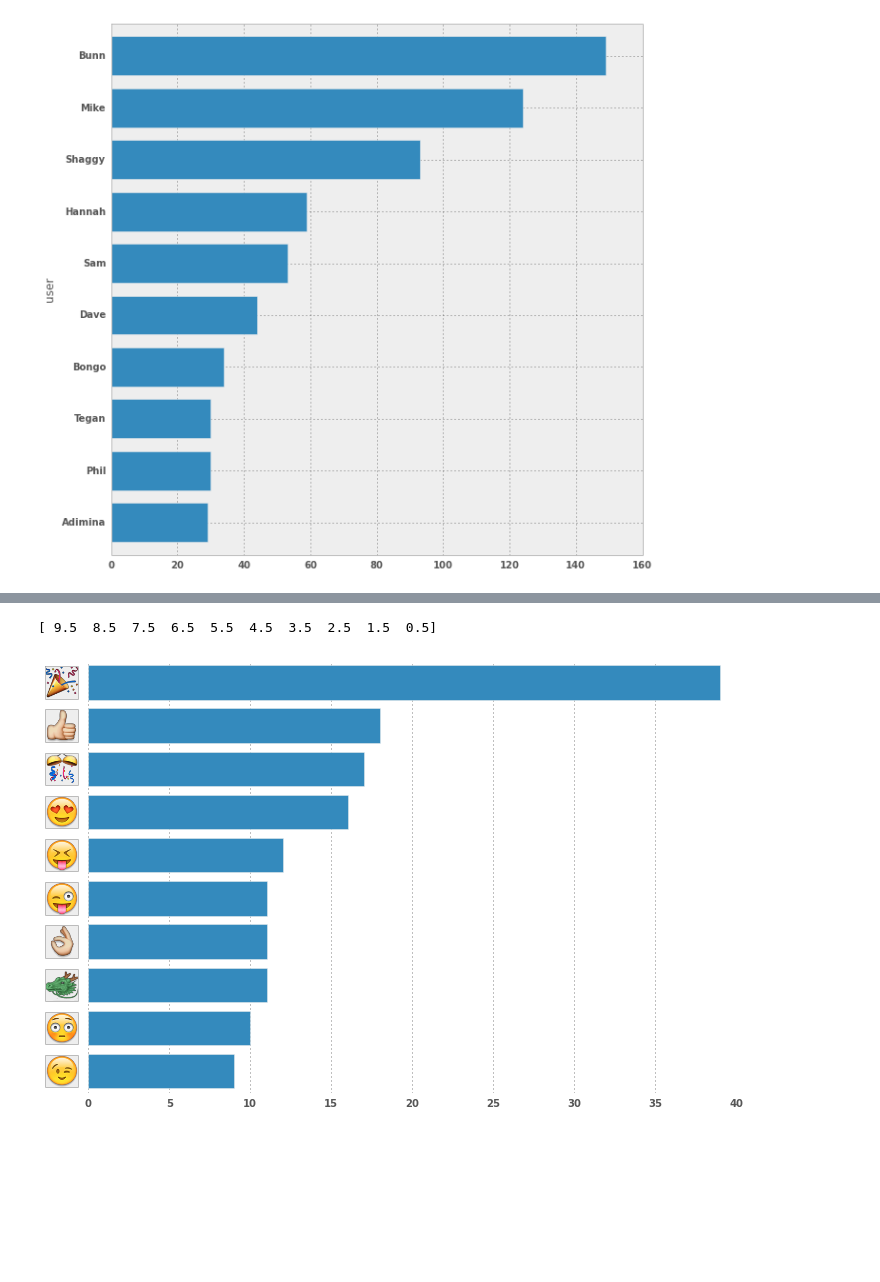
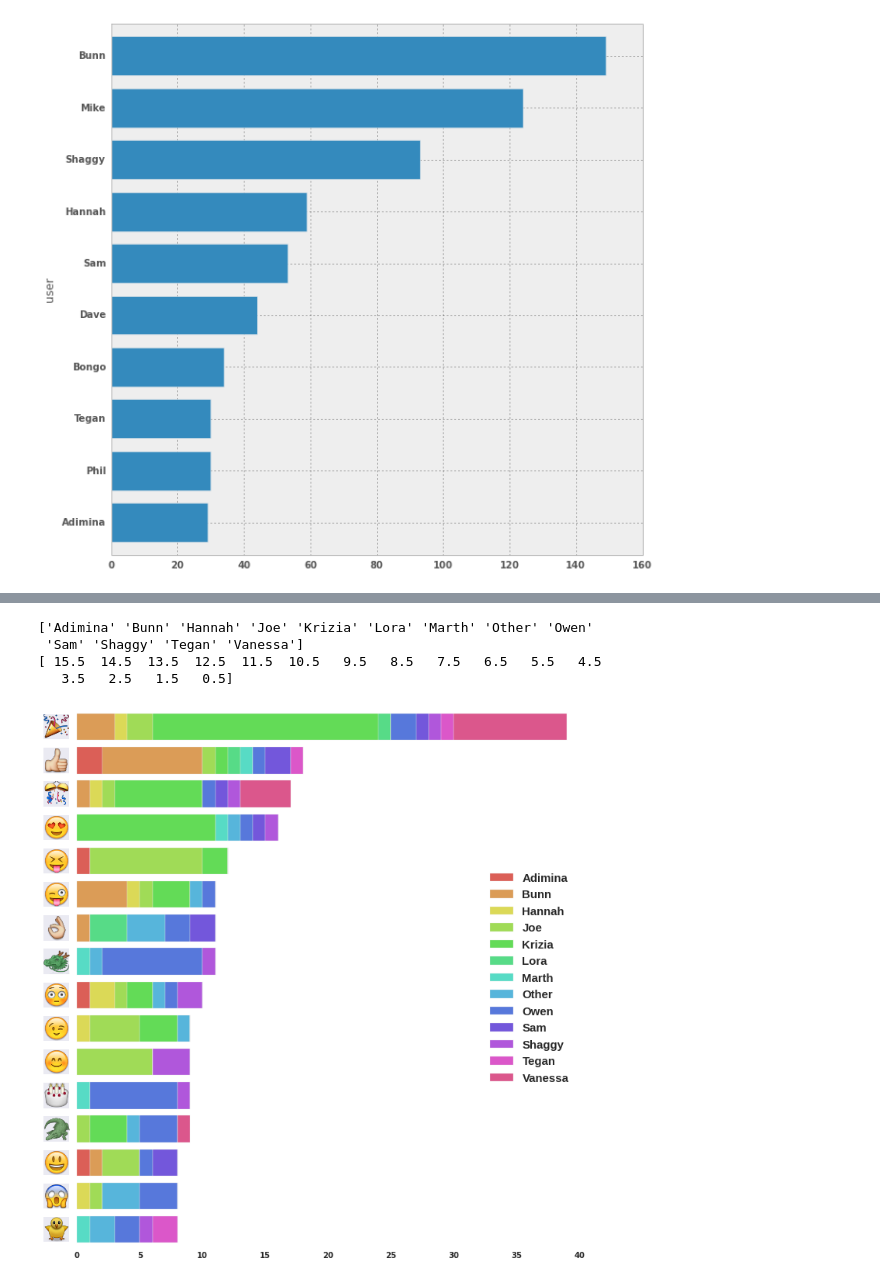
Before and after one commit to swarbrickjones/Horde_Analysis, a Jupyter notebook: horde_analysis.ipynb, the cells around one changed output, grey strips where cells are left out. Saved outputs shown, nothing was run; the diff lists cells and outputs as text; code cells hidden in the pictures; blank space fills up the shorter version.

```diff
--- a/horde_analysis.ipynb
+++ b/horde_analysis.ipynb
@@ -269,59 +334,60 @@ images_by_user[-10:].plot(x='user',y='image_count',kind = 'barh')
+# %%
+
+grouped_by_user_emoji = emoji_timestamps_.groupby(['user','emoji_code'])
+emoji_user_counts= grouped_by_user_emoji.size().reset_index()  \
+    .pivot(index='emoji_code', columns='user', values=0).reset_index('emoji_code').fillna(0)
+
+emoji_user_counts=pd.merge(emoji_user_counts,emoji_counts,on = 'emoji_code') \
+            .sort('count', ascending = False).drop(['emoji_code','count'], 1)
 # %%
-from pandas import DataFrame
-from pylab import *
+import seaborn as sns
 
-emoji_dict = {}
-count = 0
+#emoji_user_counts.sort(columns = 'count',inplace=True, ascending=False)
+names = emoji_user_counts.columns.values
+print names
+data =  emoji_user_counts.values
+lefts = np.cumsum(data, axis=1)
 
-for row in user_messages.iterrows():
-    date_time = row[1].get_value('date_time')
-    user = row[1].get_value('user')
-    emoji_str = str(row[1].get_value('emoji'))
+colors = sns.color_palette("hls", num_users + 1)
 
-    if emoji_str == 'nan':
-        continue
-    for emoji in emoji_str.split(","):
-        new_dict = {'date_time':date_time,
-                    'user':user,
-                    'emoji_code':emoji
-                    }
-        emoji_dict[count] = new_dict
-        count+=1
-
-emoji_df = DataFrame.from_dict(emoji_dict, orient = 'index')
-emoji_count = emoji_df.groupby(['emoji_code'],as_index=False)['user'].agg({"count" : pd.Series.count})
-emoji_count.sort(columns = 'count', inplace = True, ascending = False)
 
 fig = plt.figure(figsize=(6,6))
 ax = plt.axes(frameon=False)
-pos = (arange(10)+.5)[::-1]
-print pos # the bar centers on the y axis
-val = emoji_count[:10]['count'].values
-unicodes = emoji_count[:10]['emoji_code'].values
+pos = (arange(num_emojis)+.5)[::-1]
+print pos
+val = emoji_counts[:num_emojis]['count'].values
+unicodes = emoji_counts[:num_emojis]['emoji_code'].values
 
-barh(pos,val, align='center')
+
+#barh(pos,val, align='center')
+plt.barh(pos, data[:,0], color=colors[0],align='center',label= names[0])
+for j in xrange(1,data.shape[1]):
+    plt.barh(pos, data[:,j], color=colors[j], left=lefts[:,j-1],align='center', label= names[j])
 ax.yaxis.set_visible(False)
 
+subplots_adjust(bottom=0.0,top= 0.1 * num_emojis,left = 0, right = 1.5)
+plt.legend(loc = 7,prop={'size':15})
 import matplotlib.image as mpimg
 
 def get_image_name(unicode_str):
     return "emoji/images/" + unicode_str + ".png"
 
 def get_image_limits(pos_idx):
-    height =  0.1 *(9 - pos_idx) + 0.0125
+    height = (num_emojis - 1.0 - pos_idx) / 10 + (0.0125)
     return [-0.1,height,0.075,0.075]
 
-
-
-subplots_adjust(bottom=0.0,top=1.0,left = 0, right = 1.5)
-
-for idx in range(10):
+for idx in range(num_emojis):
     unicode_str = unicodes[idx]
     im = mpimg.imread(get_image_name(unicode_str))
     axicon = fig.add_axes(get_image_limits(idx))
     axicon.imshow(im)
     axicon.set_xticks([])
     axicon.set_yticks([])
+
+plt.show()
 # %% [output]
-[ 9.5  8.5  7.5  6.5  5.5  4.5  3.5  2.5  1.5  0.5]
+['Adimina' 'Bunn' 'Hannah' 'Joe' 'Krizia' 'Lora' 'Marth' 'Other' 'Owen'
+ 'Sam' 'Shaggy' 'Tegan' 'Vanessa']
+[ 15.5  14.5  13.5  12.5  11.5  10.5   9.5   8.5   7.5   6.5   5.5   4.5
+   3.5   2.5   1.5   0.5]
-[figure, old version]
+[figure, new version]
```
Also changed, not shown: parts of 3 cells of this notebook, 4 other files.
